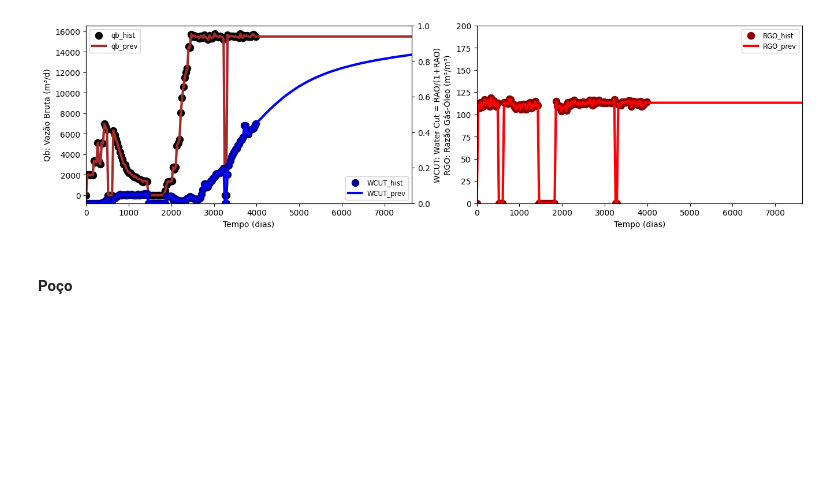
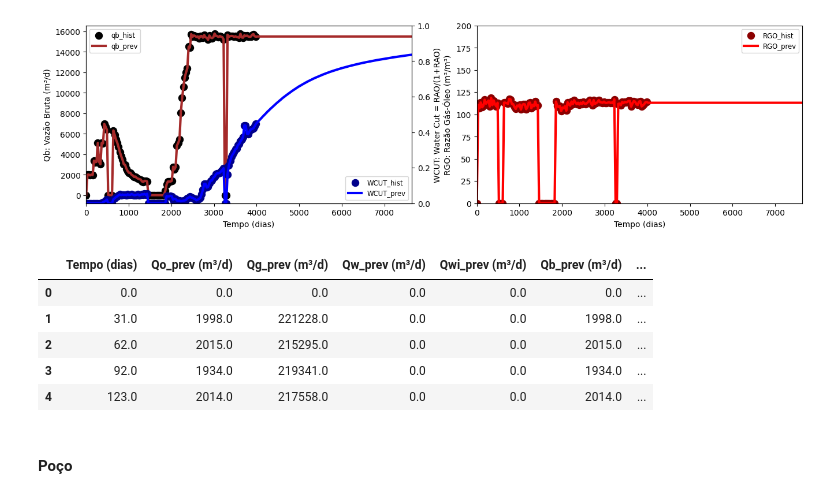
Before and after one commit to marcelogarret/projeto_mestrado, a Jupyter notebook: EBM_FIT_UNISIM_M.ipynb, the cells around one changed output. Drawn from its saved outputs; the diff is of its cells as text; code cells hidden in the pictures; blank space fills up the shorter version.

```diff
--- a/EBM_FIT_UNISIM_M.ipynb
+++ b/EBM_FIT_UNISIM_M.ipynb
@@ -2780,6 +2799,42 @@ ax3.legend(fontsize='small')
 # %% [output]
 <matplotlib.legend.Legend at 0x...>
 [figure]
+# %%
+## Exportando os gráficos para Excel
+
+exp_data = {
+    'Tempo (dias)': t_fc,
+    'Qo_prev (m³/d)': qo_fc,
+    'Qg_prev (m³/d)': qg_fc,
+    'Qw_prev (m³/d)': qw_fc,
+    'Qwi_prev (m³/d)': qwi_fc,
+    'Qb_prev (m³/d)': qb_fc,
+    'RGO_prev': RGO_fc,
+    'BSW_prev': BSW_fc,
+    'p_prev (kgf/cm²)': p_prev_fc,
+    'so_prev': so_fc,
+    'sw_prev': sw_fc,
+    'sg_prev': sg_fc,
+    'uo_prev': uo_fc,
+    'ug_prev': ug_fc,
+    'bo_prev': bo_fc,
+    'bg_prev': bg_fc,
+    'rs_prev': rs_fc,
+}
+
+exp_df = pd.DataFrame(exp_data)
+
+# Exportando o DataFrame para um arquivo Excel
+exp_df.to_excel('/content/drive/MyDrive/UNISIM/results_graph_data.xlsx', index=False)
+
+exp_df.head()
+# %% [output]
+|  | Tempo (dias) | Qo_prev (m³/d) | Qg_prev (m³/d) | Qw_prev (m³/d) | Qwi_prev (m³/d) | Qb_prev (m³/d) | ... |
+| 0 | 0.0 | 0.0 | 0.0 | 0.0 | 0.0 | 0.0 | ... |
+| 1 | 31.0 | 1998.0 | 221228.0 | 0.0 | 0.0 | 1998.0 | ... |
+| 2 | 62.0 | 2015.0 | 215295.0 | 0.0 | 0.0 | 2015.0 | ... |
+| 3 | 92.0 | 1934.0 | 219341.0 | 0.0 | 0.0 | 1934.0 | ... |
+| 4 | 123.0 | 2014.0 | 217558.0 | 0.0 | 0.0 | 2014.0 | ... |
 # %% [markdown]
 #### Poço
 # %%
```
Also changed, not shown: parts of 11 cells of this notebook.
